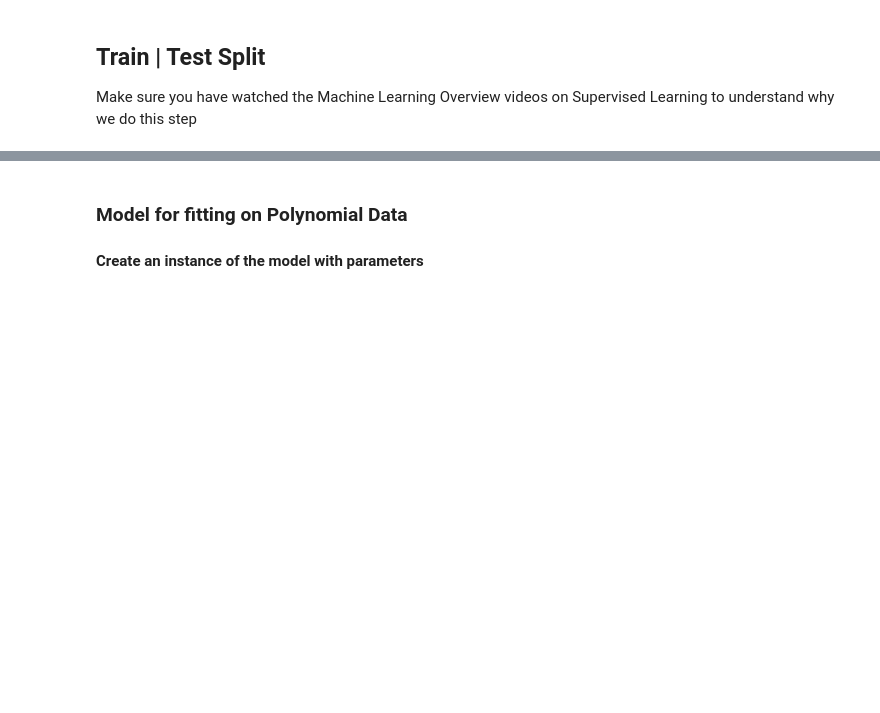
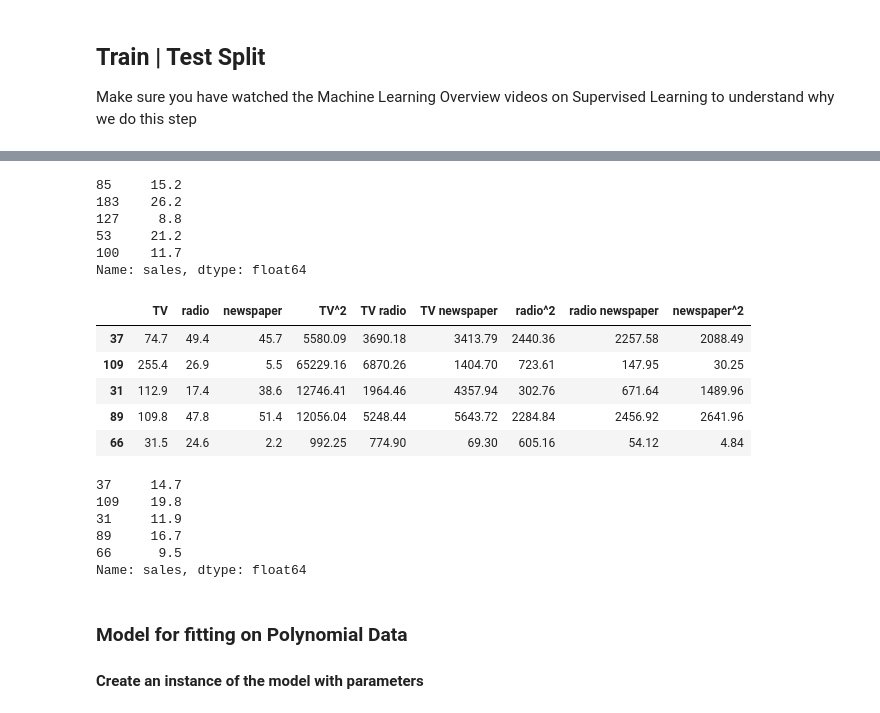
Before and after one commit to NandiniDevLabs/machine-learning-b9, a Jupyter notebook: 01-regression/02-Polynomial-Regression.ipynb, the cells around one changed output, grey strips where cells are left out. Drawn from its saved outputs; the diff is of its cells as text; code cells hidden in the pictures; blank space fills up the shorter version.

```diff
--- a/01-regression/02-Polynomial-Regression.ipynb
+++ b/01-regression/02-Polynomial-Regression.ipynb
@@ -108,3 +204,30 @@ X_train.head()
+# %%
+y_train.head()
+# %% [output]
+85     15.2
+183    26.2
+127     8.8
+53     21.2
+100    11.7
+Name: sales, dtype: float64
+# %%
+X_test.head()
+# %% [output]
+|  | TV | radio | newspaper | TV^2 | TV radio | TV newspaper | radio^2 | radio newspaper | newspaper^2 |
+| 37 | 74.7 | 49.4 | 45.7 | 5580.09 | 3690.18 | 3413.79 | 2440.36 | 2257.58 | 2088.49 |
+| 109 | 255.4 | 26.9 | 5.5 | 65229.16 | 6870.26 | 1404.70 | 723.61 | 147.95 | 30.25 |
+| 31 | 112.9 | 17.4 | 38.6 | 12746.41 | 1964.46 | 4357.94 | 302.76 | 671.64 | 1489.96 |
+| 89 | 109.8 | 47.8 | 51.4 | 12056.04 | 5248.44 | 5643.72 | 2284.84 | 2456.92 | 2641.96 |
+| 66 | 31.5 | 24.6 | 2.2 | 992.25 | 774.90 | 69.30 | 605.16 | 54.12 | 4.84 |
+# %%
+y_test.head()
+# %% [output]
+37     14.7
+109    19.8
+31     11.9
+89     16.7
+66      9.5
+Name: sales, dtype: float64
 # %% [markdown]
 ### Model for fitting on Polynomial Data
 
```
Also changed, not shown: parts of 45 cells of this notebook, 3 other files.
